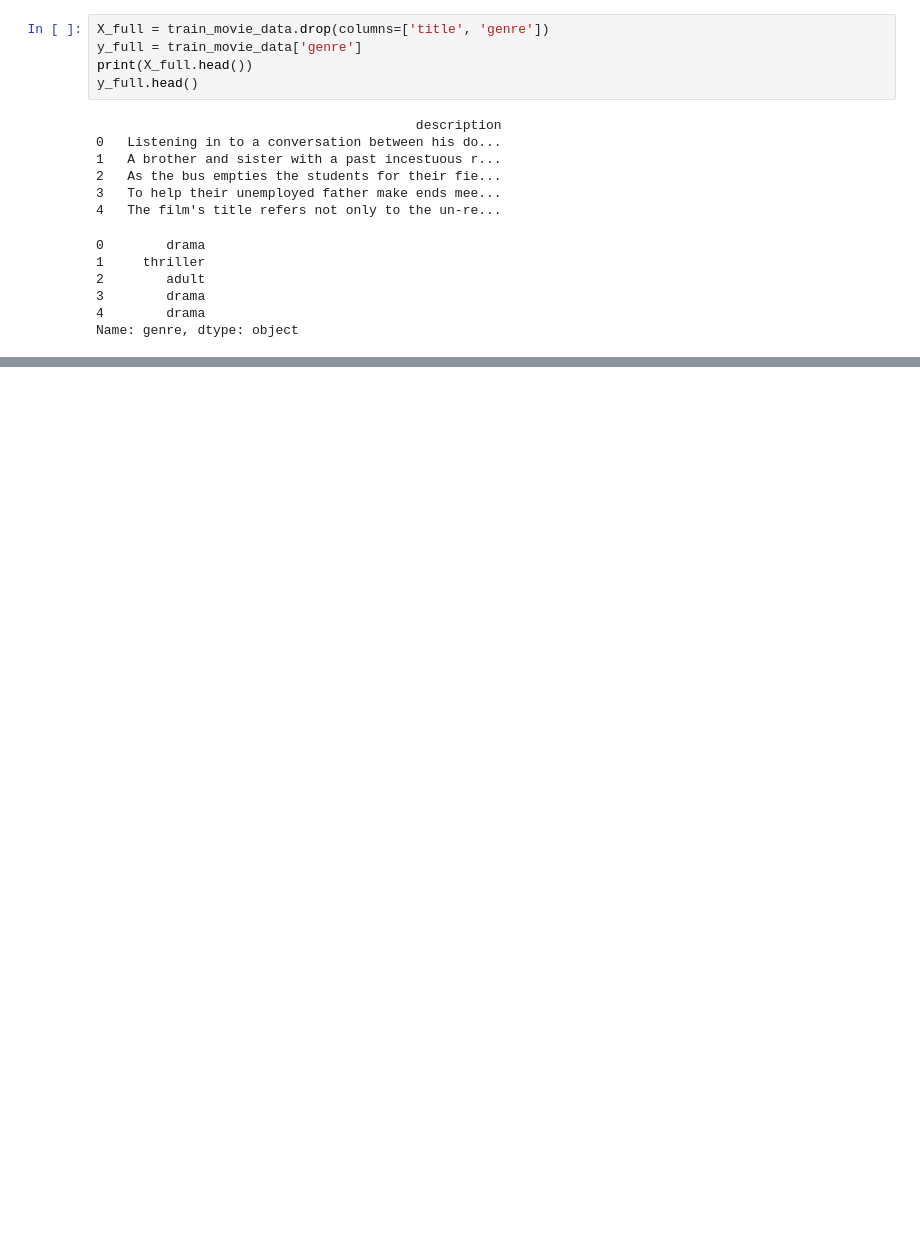
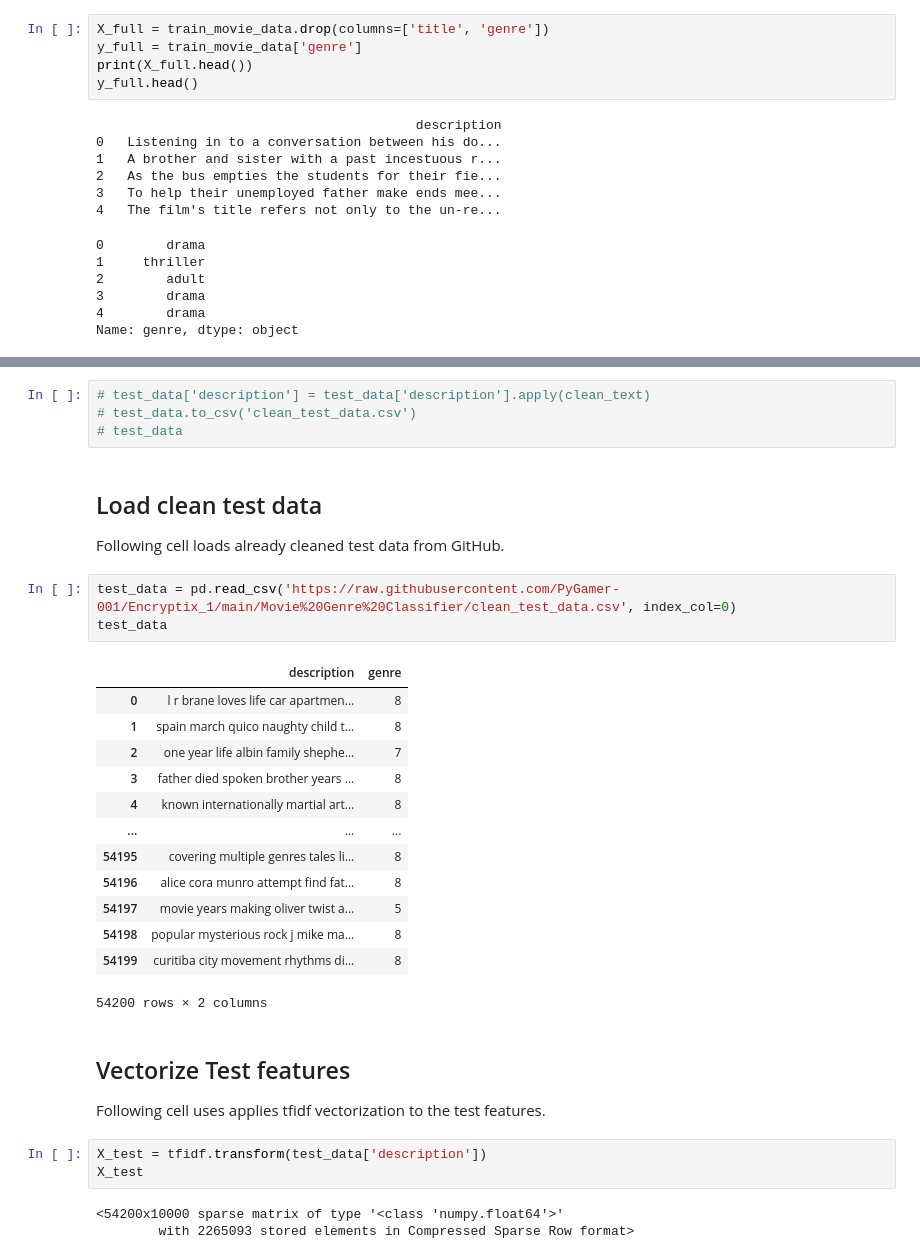
Before and after one commit to PyGamer-001/Encryptix, a Jupyter notebook: Movie Genre Classifier/script.ipynb, the cells around one changed output, grey strips where cells are left out. Saved outputs shown, nothing was run; the diff lists cells and outputs as text; blank space fills up the shorter version.

```diff
--- a/Movie Genre Classifier/script.ipynb
+++ b/Movie Genre Classifier/script.ipynb
@@ -144,0 +372,33 @@ svc.fit(X_train, y_train)
+# %%
+# test_data['description'] = test_data['description'].apply(clean_text)
+# test_data.to_csv('clean_test_data.csv')
+# test_data
+# %% [markdown]
+## Load clean test data
+Following cell loads already cleaned test data from GitHub.
+# %%
+test_data = pd.read_csv('https://raw.githubusercontent.com/PyGamer-001/Encryptix_1/main/Movie%20Genre%20Classifier/clean_test_data.csv', index_col=0)
+test_data
+# %% [output]
+|  | description | genre |
+| 0 | l r brane loves life car apartmen... | 8 |
+| 1 | spain march quico naughty child t... | 8 |
+| 2 | one year life albin family shephe... | 7 |
+| 3 | father died spoken brother years ... | 8 |
+| 4 | known internationally martial art... | 8 |
+| ... | ... | ... |
+| 54195 | covering multiple genres tales li... | 8 |
+| 54196 | alice cora munro attempt find fat... | 8 |
+| 54197 | movie years making oliver twist a... | 5 |
+| 54198 | popular mysterious rock j mike ma... | 8 |
+| 54199 | curitiba city movement rhythms di... | 8 |
+54200 rows × 2 columns
+# %% [markdown]
+## Vectorize Test features
+Following cell uses applies tfidf vectorization to the test features.
+# %%
+X_test = tfidf.transform(test_data['description'])
+X_test
+# %% [output]
+<54200x10000 sparse matrix of type '<class 'numpy.float64'>'
+        with 2265093 stored elements in Compressed Sparse Row format>
```
Also changed, not shown: parts of 47 cells of this notebook, 3 other files.
